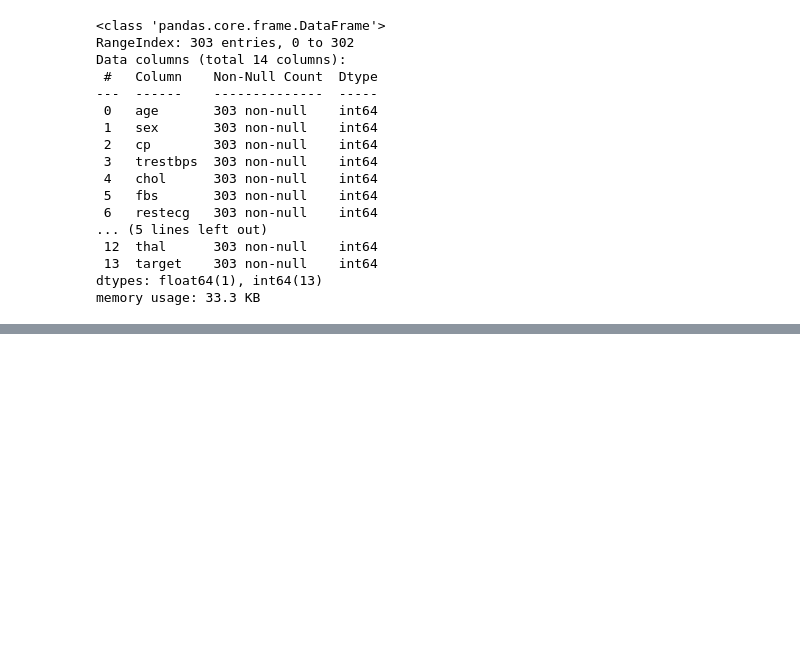
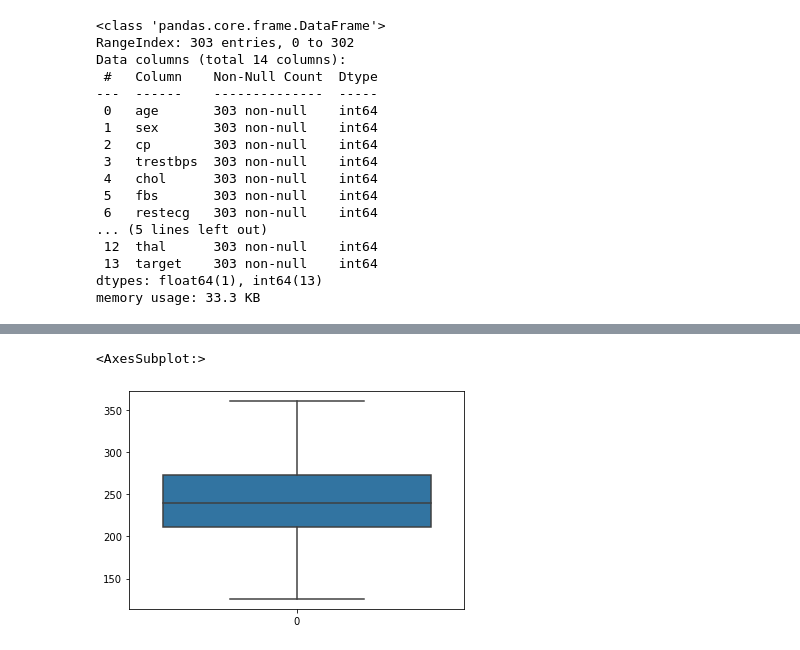
Before and after one commit to Keltings/ADS-Assignment-9, a Jupyter notebook: Heart Analysis.ipynb, the cells around one changed output, grey strips where cells are left out. Cells and saved outputs as stored; diff of their text form; code cells hidden in the pictures; blank space fills up the shorter version.

```diff
--- a/Heart Analysis.ipynb
+++ b/Heart Analysis.ipynb
@@ -84,0 +107,18 @@ sns.boxplot(data = con_df)
+# %%
+#removing outliers in chol
+def remove_outliers(col):
+    q25 = col.quantile(0.25)
+    q75 = col.quantile(0.75)
+    iqr = q75 - q25
+    cutoff = iqr*1.5
+    lower = q25 - cutoff
+    upper = q75 + cutoff
+    return lower, upper
+
+lower, upper = remove_outliers(df1_cont.chol)
+
+df1_cont = df1_cont.loc[(df1_cont.chol > lower) & (df1_cont.chol < upper)]
+sns.boxplot(data = df1_cont.chol)
+# %% [output]
+<AxesSubplot:>
+[figure, added]
```
Also changed, not shown: parts of 18 cells of this notebook.
